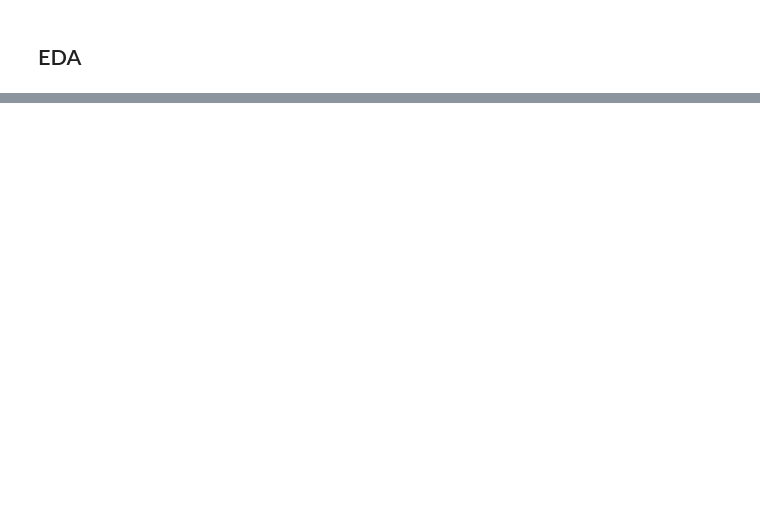
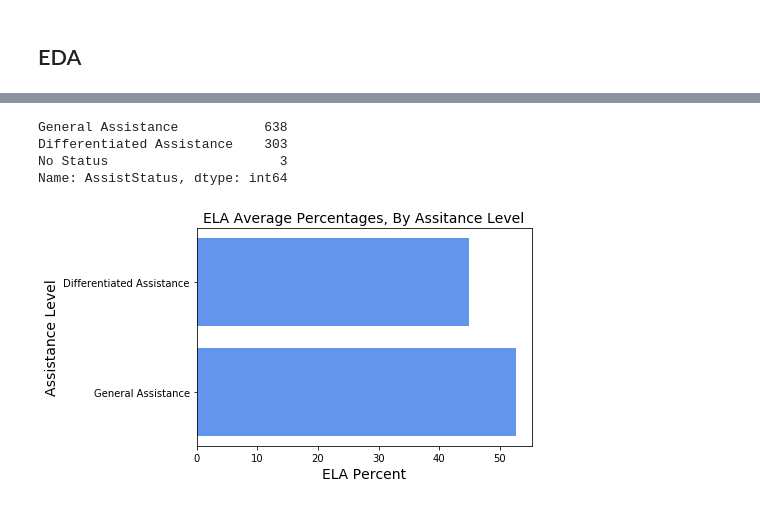
Before and after one commit to ameliadahm20/California-School-Performance, a Jupyter notebook: CaliSchoolPerformance.ipynb, the cells around one changed output, grey strips where cells are left out. Cells and saved outputs as stored; diff of their text form; code cells hidden in the pictures; blank space fills up the shorter version.

```diff
--- a/CaliSchoolPerformance.ipynb
+++ b/CaliSchoolPerformance.ipynb
@@ -135,0 +146,20 @@ plt.gca().invert_yaxis()
+# %%
+# Differentiated Assitance is additional help
+df.AssistStatus.value_counts()
+# %% [output]
+General Assistance           638
+Differentiated Assistance    303
+No Status                      3
+Name: AssistStatus, dtype: int64
+# %%
+y = df.groupby('AssistStatus')['ELAStdMetPct'].mean().sort_values(ascending=True).head(2)
+x = y.index
+
+plt.title('ELA Average Percentages, By Assitance Level',fontsize=14);
+plt.xlabel('ELA Percent', fontsize=14);
+plt.ylabel('Assistance Level', fontsize=14);
+
+plt.barh(x,y, color='cornflowerblue');
+plt.gca().invert_yaxis()
+# %% [output]
+[figure, added]
```
Also changed, not shown: parts of 8 cells of this notebook.
